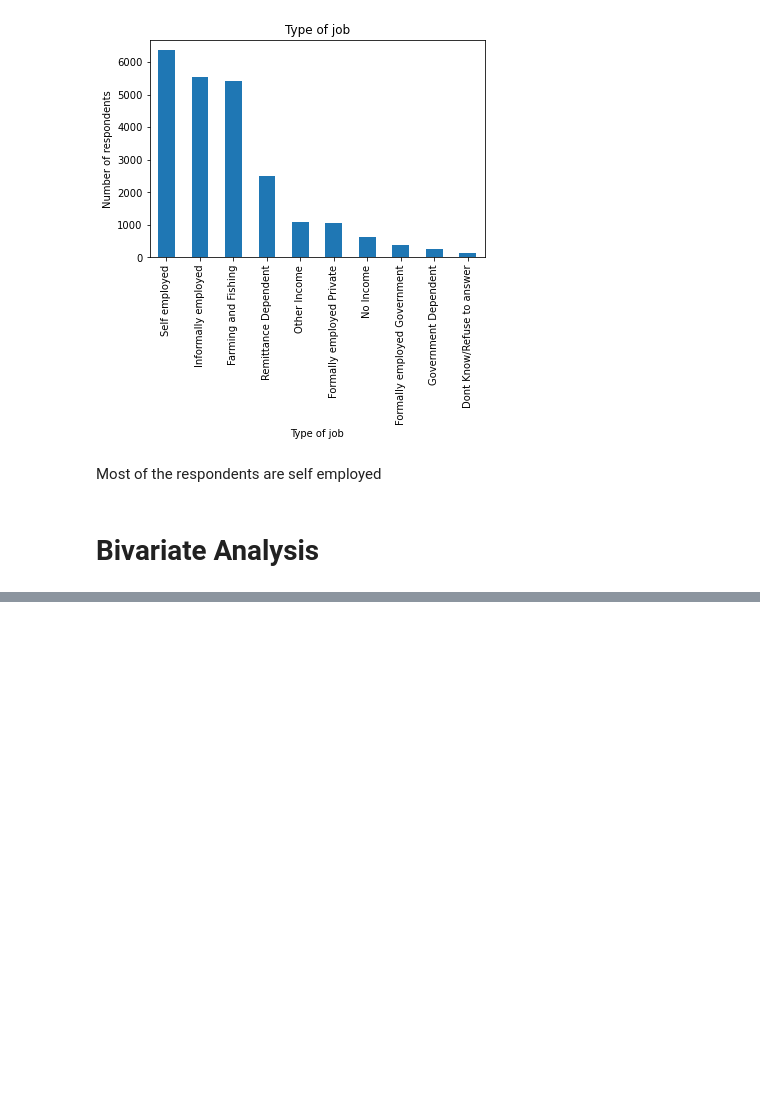
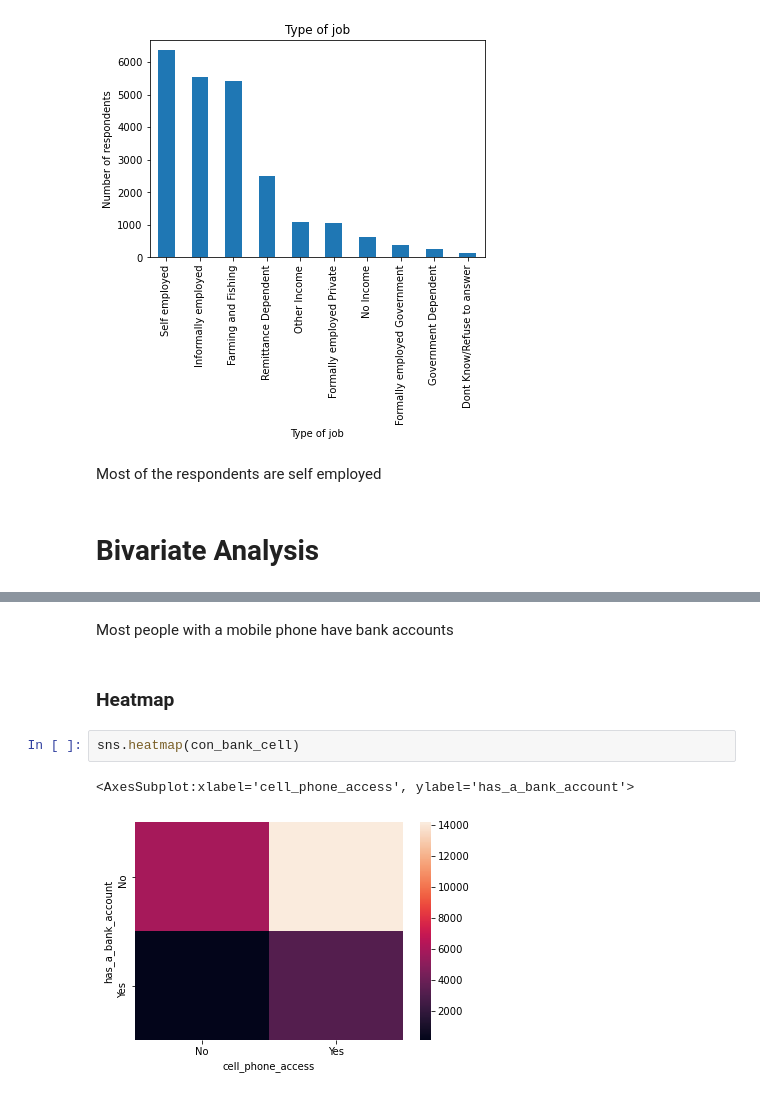
Before and after one commit to mbururyan/financial-inclusion-KE, a Jupyter notebook: financial_inclusion_WK2_IP.ipynb, the cells around one changed output, grey strips where cells are left out. Saved outputs shown, nothing was run; the diff lists cells and outputs as text; blank space fills up the shorter version.

```diff
--- a/financial_inclusion_WK2_IP.ipynb
+++ b/financial_inclusion_WK2_IP.ipynb
@@ -640,0 +698,9 @@ Most of the respondents are self employed
+# %% [markdown]
+Most people with a mobile phone have bank accounts
+# %% [markdown]
+### Heatmap
+# %%
+sns.heatmap(con_bank_cell)
+# %% [output]
+<AxesSubplot:xlabel='cell_phone_access', ylabel='has_a_bank_account'>
+[figure, added]
```
Also changed, not shown: parts of 40 cells of this notebook.
